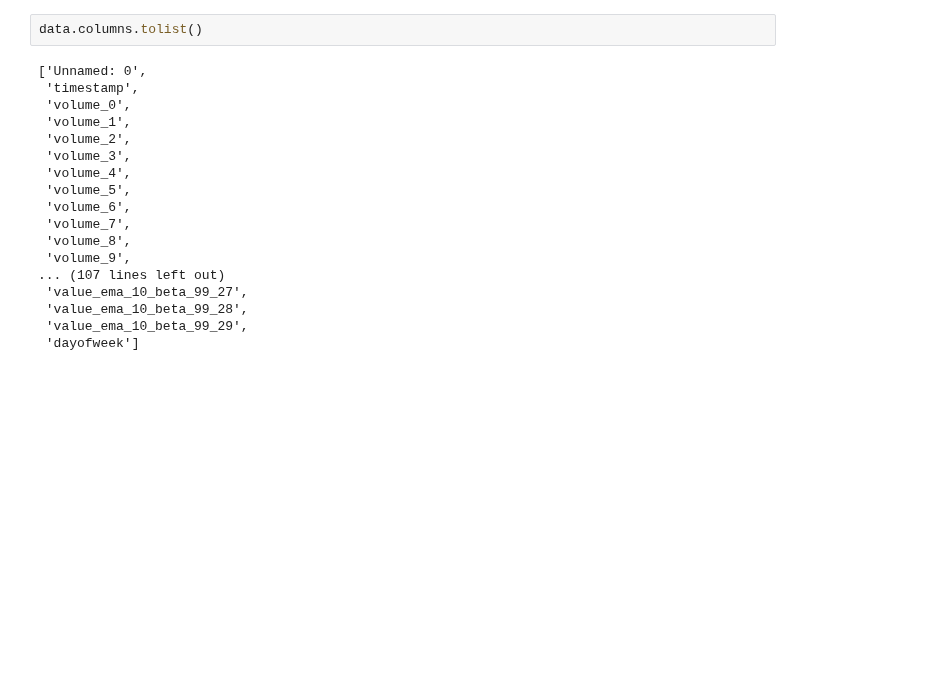
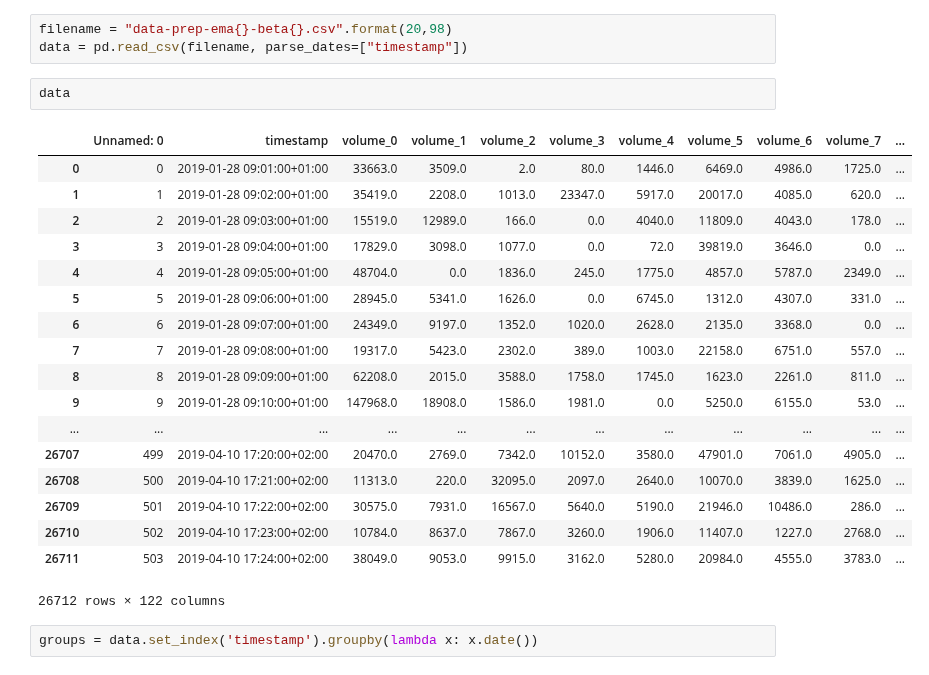
Before and after one commit to smartestrobotdai/download-data, a Jupyter notebook: data-analytics/omx30-lstm.ipynb, the cells around one changed output. Drawn from its saved outputs; the diff is of its cells as text; blank space fills up the shorter version.

```diff
--- a/data-analytics/omx30-lstm.ipynb
+++ b/data-analytics/omx30-lstm.ipynb
@@ -346,20 +408,26 @@ groups = data.set_index('timestamp').groupby(lambda x: x.date())
+# %%
+filename = "data-prep-ema{}-beta{}.csv".format(20,98)
+data = pd.read_csv(filename, parse_dates=["timestamp"])
 # %%
-data.columns.tolist()
+data
 # %% [output]
+|  | Unnamed: 0 | timestamp | volume_0 | volume_1 | volume_2 | volume_3 | volume_4 | volume_5 | volume_6 | volume_7 | ... |
+| 0 | 0 | 2019-01-28 09:01:00+01:00 | 33663.0 | 3509.0 | 2.0 | 80.0 | 1446.0 | 6469.0 | 4986.0 | 1725.0 | ... |
+| 1 | 1 | 2019-01-28 09:02:00+01:00 | 35419.0 | 2208.0 | 1013.0 | 23347.0 | 5917.0 | 20017.0 | 4085.0 | 620.0 | ... |
+| 2 | 2 | 2019-01-28 09:03:00+01:00 | 15519.0 | 12989.0 | 166.0 | 0.0 | 4040.0 | 11809.0 | 4043.0 | 178.0 | ... |
+| 3 | 3 | 2019-01-28 09:04:00+01:00 | 17829.0 | 3098.0 | 1077.0 | 0.0 | 72.0 | 39819.0 | 3646.0 | 0.0 | ... |
+| 4 | 4 | 2019-01-28 09:05:00+01:00 | 48704.0 | 0.0 | 1836.0 | 245.0 | 1775.0 | 4857.0 | 5787.0 | 2349.0 | ... |
+| 5 | 5 | 2019-01-28 09:06:00+01:00 | 28945.0 | 5341.0 | 1626.0 | 0.0 | 6745.0 | 1312.0 | 4307.0 | 331.0 | ... |
+| 6 | 6 | 2019-01-28 09:07:00+01:00 | 24349.0 | 9197.0 | 1352.0 | 1020.0 | 2628.0 | 2135.0 | 3368.0 | 0.0 | ... |
+| 7 | 7 | 2019-01-28 09:08:00+01:00 | 19317.0 | 5423.0 | 2302.0 | 389.0 | 1003.0 | 22158.0 | 6751.0 | 557.0 | ... |
+| 8 | 8 | 2019-01-28 09:09:00+01:00 | 62208.0 | 2015.0 | 3588.0 | 1758.0 | 1745.0 | 1623.0 | 2261.0 | 811.0 | ... |
+| 9 | 9 | 2019-01-28 09:10:00+01:00 | 147968.0 | 18908.0 | 1586.0 | 1981.0 | 0.0 | 5250.0 | 6155.0 | 53.0 | ... |
+| ... | ... | ... | ... | ... | ... | ... | ... | ... | ... | ... | ... |
+| 26707 | 499 | 2019-04-10 17:20:00+02:00 | 20470.0 | 2769.0 | 7342.0 | 10152.0 | 3580.0 | 47901.0 | 7061.0 | 4905.0 | ... |
+| 26708 | 500 | 2019-04-10 17:21:00+02:00 | 11313.0 | 220.0 | 32095.0 | 2097.0 | 2640.0 | 10070.0 | 3839.0 | 1625.0 | ... |
+| 26709 | 501 | 2019-04-10 17:22:00+02:00 | 30575.0 | 7931.0 | 16567.0 | 5640.0 | 5190.0 | 21946.0 | 10486.0 | 286.0 | ... |
+| 26710 | 502 | 2019-04-10 17:23:00+02:00 | 10784.0 | 8637.0 | 7867.0 | 3260.0 | 1906.0 | 11407.0 | 1227.0 | 2768.0 | ... |
+| 26711 | 503 | 2019-04-10 17:24:00+02:00 | 38049.0 | 9053.0 | 9915.0 | 3162.0 | 5280.0 | 20984.0 | 4555.0 | 3783.0 | ... |
-['Unnamed: 0',
- 'timestamp',
- 'volume_0',
- 'volume_1',
- 'volume_2',
- 'volume_3',
- 'volume_4',
- 'volume_5',
- 'volume_6',
- 'volume_7',
- 'volume_8',
- 'volume_9',
-... (107 lines left out)
- 'value_ema_10_beta_99_27',
- 'value_ema_10_beta_99_28',
- 'value_ema_10_beta_99_29',
- 'dayofweek']
+26712 rows × 122 columns
+# %%
+groups = data.set_index('timestamp').groupby(lambda x: x.date())
```
Also changed, not shown: parts of 20 cells of this notebook.
